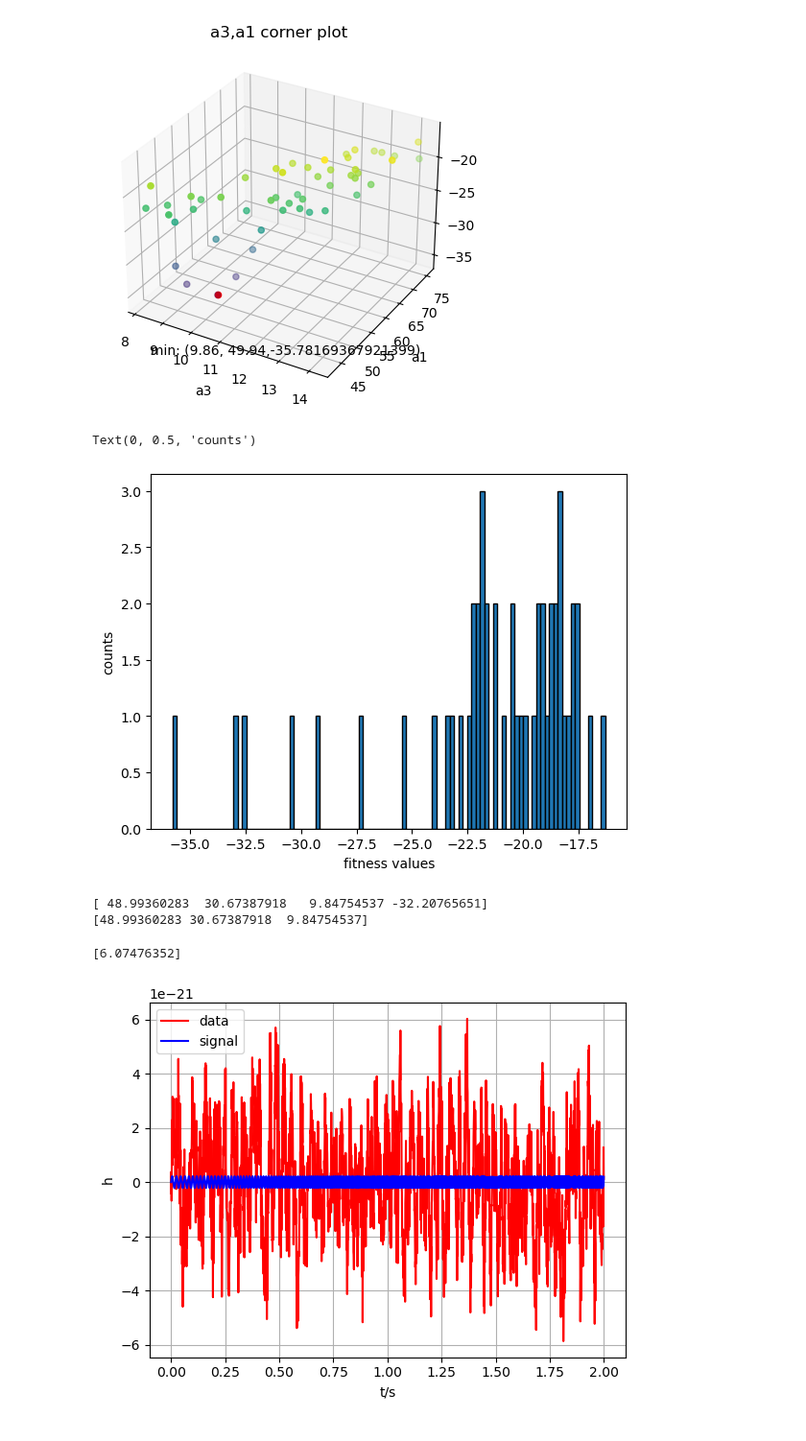
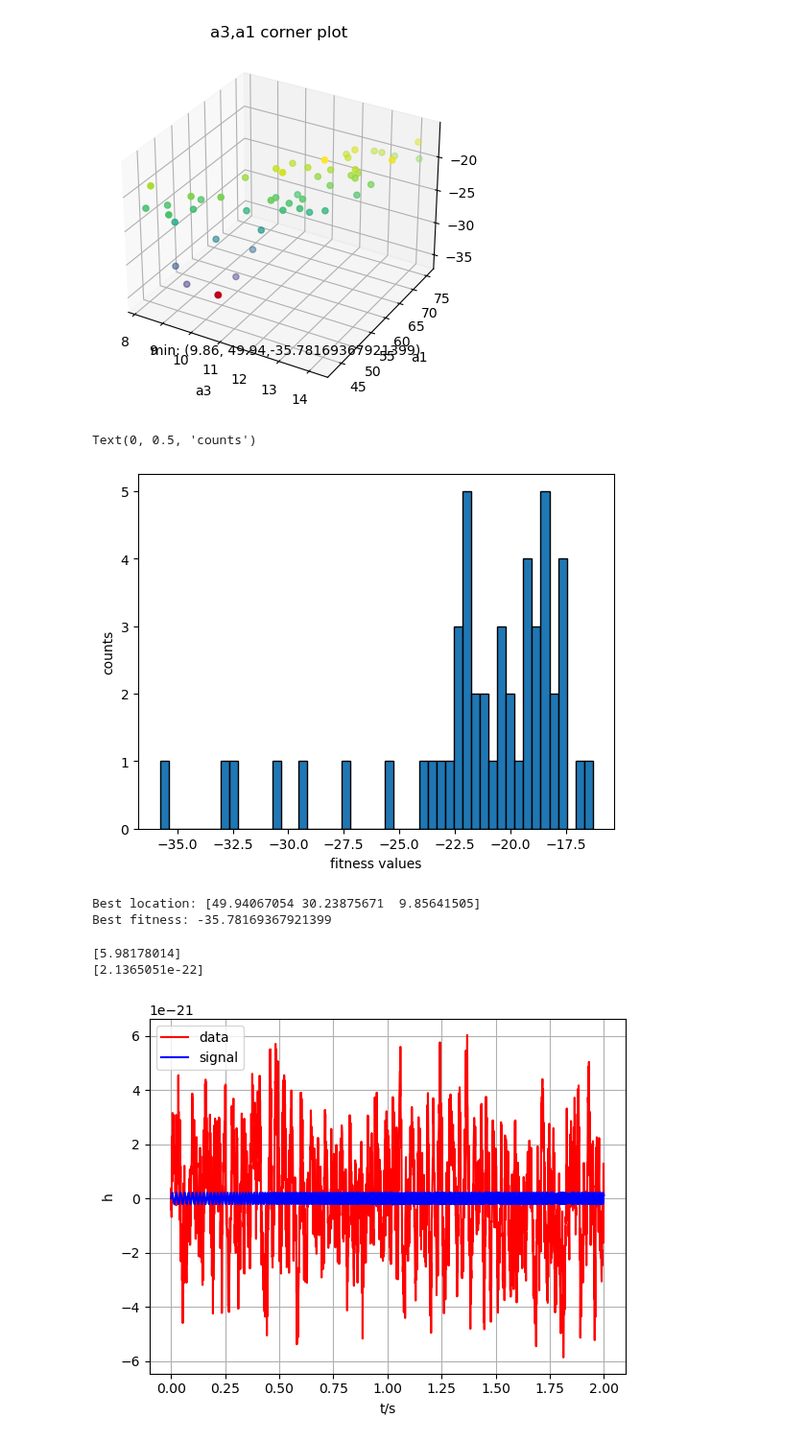
Before and after one commit to ljq2088/DATASCIENCE_COURSE, a Jupyter notebook: exercise/topic5/crcb_pso.ipynb, the cells around one changed output. Shown at 96% size. Cells and saved outputs as stored; diff of their text form; code cells hidden in the pictures.

```diff
--- a/exercise/topic5/crcb_pso.ipynb
+++ b/exercise/topic5/crcb_pso.ipynb
@@ -627,2 +627,4 @@ print(temp.shape)
+# %%
+results=np.loadtxt("PSO capture source.txt",delimiter=" ")
 # %%
 plt.scatter(results[:,0], results[:,1])
@@ -683,28 +697,29 @@ plt.show()
 [figure]
 [figure]
 # %%
-plt.hist(results[:,3],bins=100,edgecolor='black',label="$Fitness values$")
+plt.hist(results[:,3],bins=50,edgecolor='black',label="$Fitness values$")
 plt.xlabel('fitness values')
 plt.ylabel('counts')
 # %% [output]
 Text(0, 0.5, 'counts')
-[figure, old version]
+[figure, new version]
 # %%
-threshold=-28
+threshold=-35
 best_loc=sum(results[results[:,3]<threshold])/(results[results[:,3]<threshold].shape[0])
-print(best_loc)
-print(best_loc[:3])
+print(f'Best location: {best_loc[:3]}')
+print(f'Best fitness: {best_loc[3]}')
 # %% [output]
-[ 48.99360283  30.67387918   9.84754537 -32.20765651]
-[48.99360283 30.67387918  9.84754537]
+Best location: [49.94067054 30.23875671  9.85641505]
+Best fitness: -35.78169367921399
 # %%
-
-A=np.sqrt(-GLRT(best_loc[:3],t_a,Pxx,samp_freq,h_array_a))
-#A=A/abs(inner_prod(np.sin(2*pi*(results[0]*t_a+results[1]*t_a*t_a+results[2]*t_a*t_a*t_a)),np.sin(2*pi*(results[0]*t_a+results[1]*t_a*t_a+results[2]*t_a*t_a*t_a)),samp_freq,Pxx))
+snr=np.sqrt(-GLRT(best_loc[:3],t_a,Pxx,samp_freq,h_array_a))
+print(snr)
+q_n=np.sqrt(inner_prod(np.sin(2*pi*(best_loc[0]*t_a+best_loc[1]*t_a*t_a+best_loc[2]*t_a*t_a*t_a)),np.sin(2*pi*(best_loc[0]*t_a+best_loc[1]*t_a*t_a+best_loc[2]*t_a*t_a*t_a)),samp_freq,Pxx))
+A=snr/q_n
 print(A)
-q_n=np.sqrt(inner_prod(np.sin(2*pi*(best_loc[0]*t_a+best_loc[1]*t_a*t_a+best_loc[2]*t_a*t_a*t_a)),np.sin(2*pi*(best_loc[0]*t_a+best_loc[1]*t_a*t_a+best_loc[2]*t_a*t_a*t_a)),samp_freq,Pxx))
 # %% [output]
-[6.07476352]
+[5.98178014]
+[2.1365051e-22]
 # %%
 plt.plot(t_a,h_array_a,color='red',label='data')
 plt.legend(loc='upper left')
```
Also changed, not shown: parts of 12 cells of this notebook, 1 other file.
